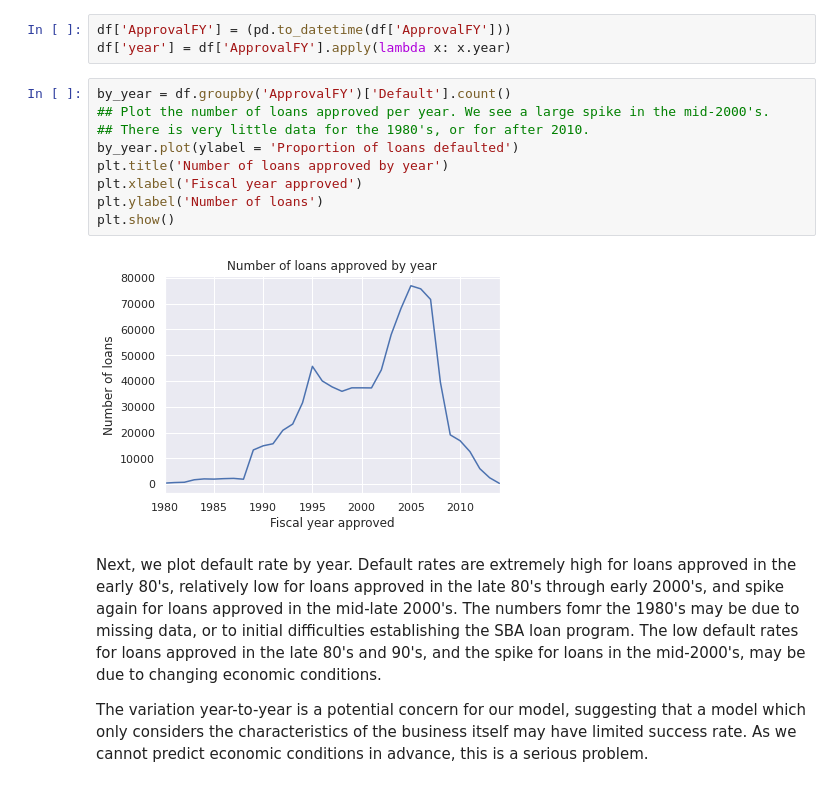
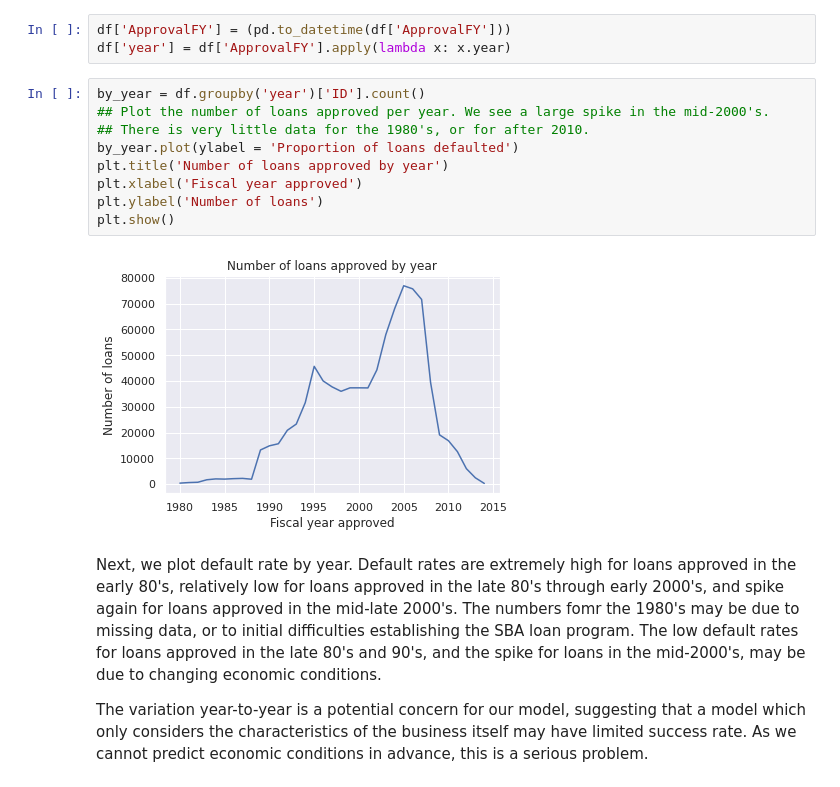
Before and after one commit to rkarpman/SpringboardCapstone2, a Jupyter notebook: Notebooks/4-capstone-EDA.ipynb, the cells around one changed output. Drawn from its saved outputs; the diff is of its cells as text.

```diff
--- a/Notebooks/4-capstone-EDA.ipynb
+++ b/Notebooks/4-capstone-EDA.ipynb
@@ -454,16 +456,16 @@ We first look at the distribution of approval years. It seems that we have very
 df['ApprovalFY'] = (pd.to_datetime(df['ApprovalFY']))
 df['year'] = df['ApprovalFY'].apply(lambda x: x.year)
 # %%
-by_year = df.groupby('ApprovalFY')['Default'].count()
+by_year = df.groupby('year')['ID'].count()
 ## Plot the number of loans approved per year. We see a large spike in the mid-2000's.
 ## There is very little data for the 1980's, or for after 2010.
 by_year.plot(ylabel = 'Proportion of loans defaulted')
 plt.title('Number of loans approved by year')
 plt.xlabel('Fiscal year approved')
 plt.ylabel('Number of loans')
 plt.show()
 # %% [output]
-[figure, old version]
+[figure, new version]
 # %% [markdown]
 Next, we plot default rate by year. Default rates are extremely high for loans approved in the early 80's, relatively low for loans approved in the late 80's through early 2000's, and spike again for loans approved in the mid-late 2000's. The numbers fomr the 1980's may be due to missing data, or to initial difficulties establishing the SBA loan program. The low default rates for loans approved in the late 80's and 90's, and the spike for loans in the mid-2000's, may be due to changing economic conditions.
 
```
Also changed, not shown: parts of 5 cells of this notebook.
